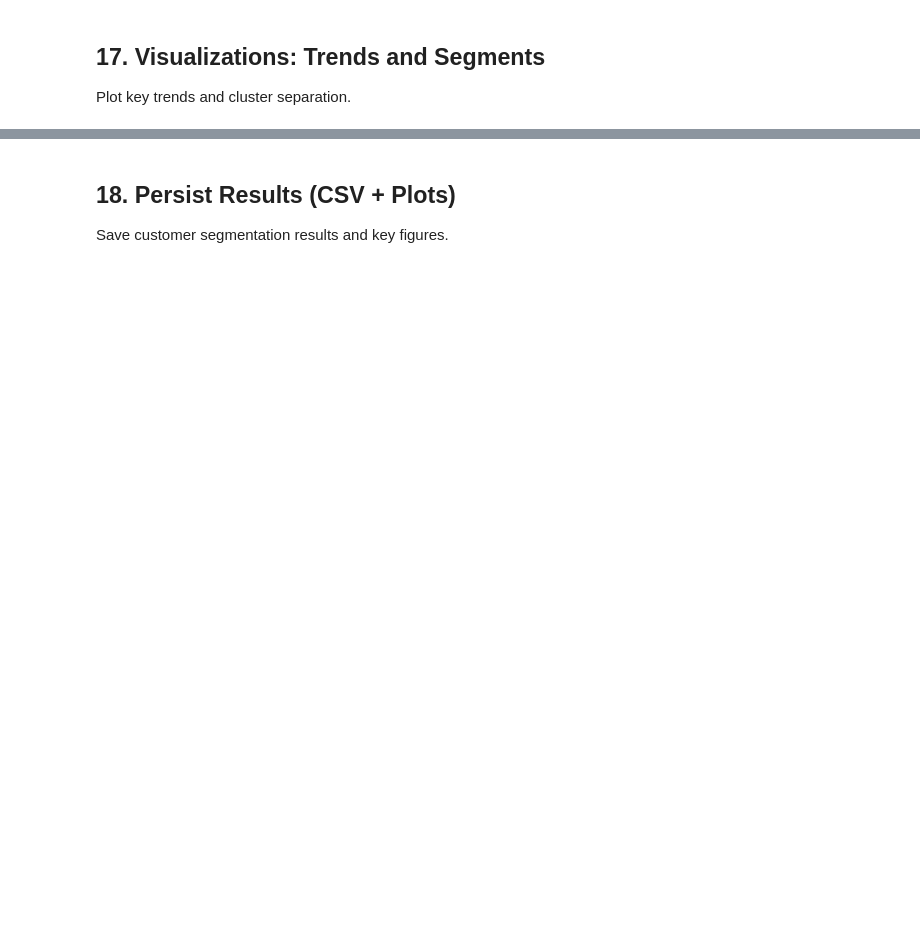
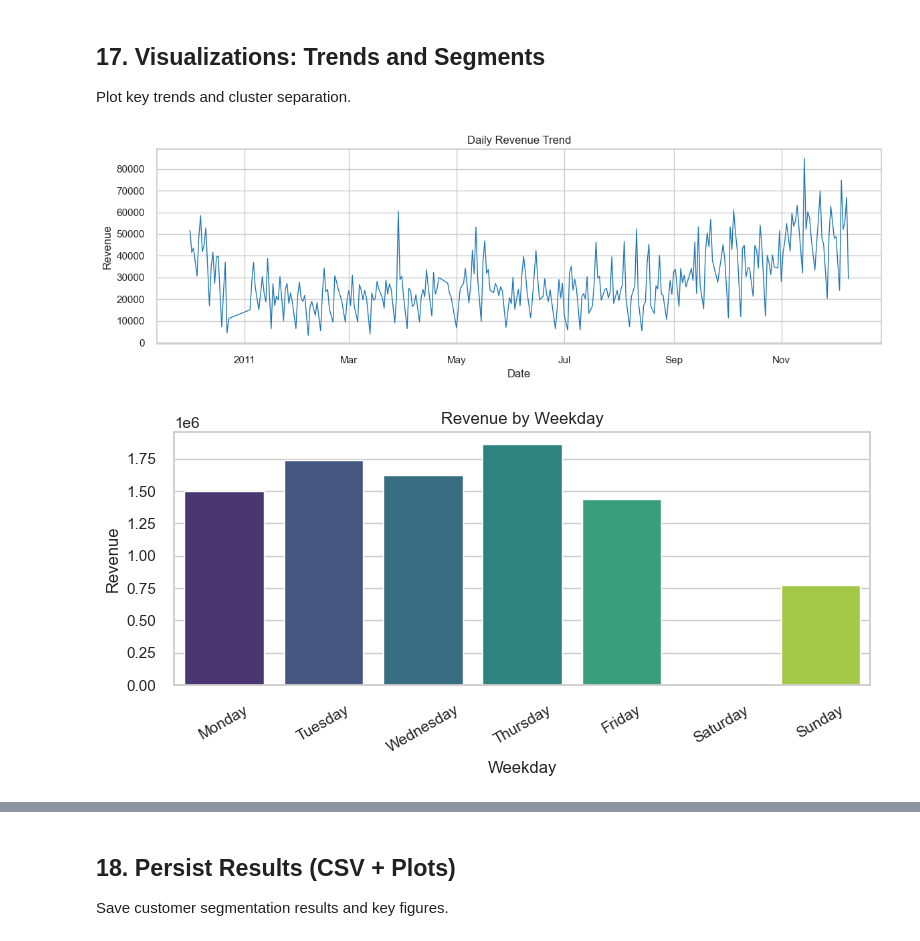
Before and after one commit to pratheekdk9919/Reply-Open-Day-Munich-, a Jupyter notebook: Replyopenday_merged_final.ipynb, the cells around one changed output, grey strips where cells are left out. Cells and saved outputs as stored; diff of their text form; code cells hidden in the pictures; blank space fills up the shorter version.

```diff
--- a/Replyopenday_merged_final.ipynb
+++ b/Replyopenday_merged_final.ipynb
@@ -452,31 +736,35 @@ Plot key trends and cluster separation.
 # %%
 # Revenue Trends by Date and Weekday
 import matplotlib.dates as mdates
 import seaborn as sns
 import matplotlib.pyplot as plt
 
 # Ensure date sorted
 daily_rev = df.groupby(df['InvoiceDate'].dt.date)['Revenue'].sum().reset_index(name='Revenue')
 fig, ax = plt.subplots(figsize=(12,4))
 ax.plot(daily_rev['InvoiceDate'], daily_rev['Revenue'], color='#1f77b4', linewidth=1)
 ax.set_title('Daily Revenue Trend')
 ax.set_xlabel('Date')
 ax.set_ylabel('Revenue')
 locator = mdates.AutoDateLocator(minticks=6, maxticks=12)
 ax.xaxis.set_major_locator(locator)
 ax.xaxis.set_major_formatter(mdates.ConciseDateFormatter(locator))
 plt.tight_layout()
 plt.show()
 
 a = df.groupby('Weekday', observed=True)['Revenue'].sum().reindex(['Monday','Tuesday','Wednesday','Thursday','Friday','Saturday','Sunday'])
 fig, ax = plt.subplots(figsize=(8,4))
-sns.barplot(x=a.index, y=a.values, palette='viridis', ax=ax)
+# Avoid seaborn palette deprecation by assigning hue and hiding legend
+sns.barplot(x=a.index, y=a.values, hue=a.index, palette='viridis', legend=False, ax=ax)
 ax.set_title('Revenue by Weekday')
 ax.set_xlabel('Weekday')
 ax.set_ylabel('Revenue')
 ax.tick_params(axis='x', rotation=30)
 plt.tight_layout()
 plt.show()
+# %% [output]
+[figure, added]
+[figure, added]
 # %%
 # Top 10 Products by Revenue
 prod_rev = df.groupby('Description')['Revenue'].sum().sort_values(ascending=False).head(10)
```
Also changed, not shown: parts of 20 cells of this notebook, 8 other files.
